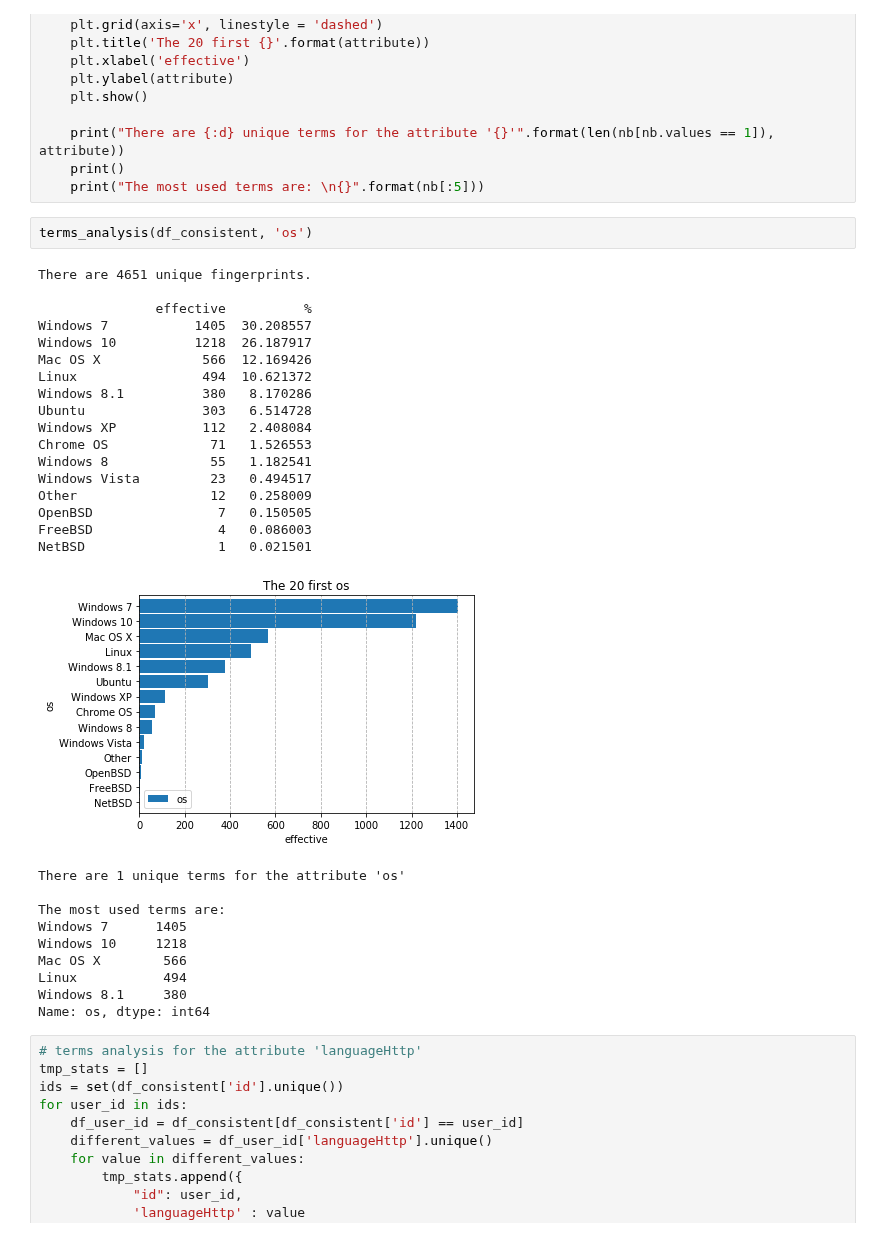
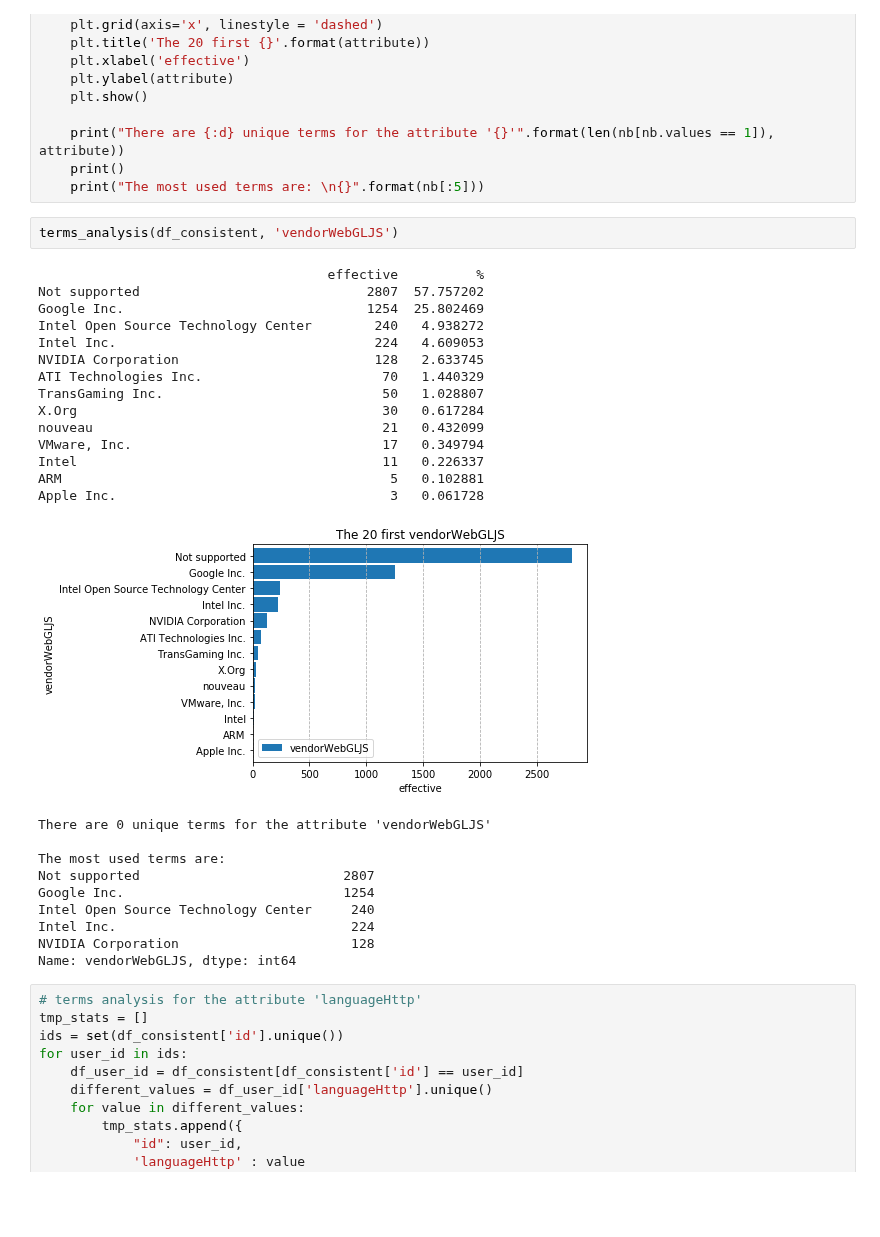
Before and after one commit to mGosset/BrowserFingerprint, a Jupyter notebook: notebooks/exploratory/analyse_empreintes.ipynb, the cells around one changed output. Saved outputs shown, nothing was run; the diff lists cells and outputs as text; blank space fills up the shorter version.

Commit message:
descriptive analysis of vendorWebGLJS and  RendererWebGLJS + functions modified for grouped by several attributes

```diff
--- a/notebooks/exploratory/analyse_empreintes.ipynb
+++ b/notebooks/exploratory/analyse_empreintes.ipynb
@@ -198,35 +198,32 @@ def terms_analysis(df, attribute):
     print()
     print("The most used terms are: \n{}".format(nb[:5]))
 # %%
-terms_analysis(df_consistent, 'os')
+terms_analysis(df_consistent, 'vendorWebGLJS')
 # %% [output]
-There are 4651 unique fingerprints.
-
-               effective          %
-Windows 7           1405  30.208557
-Windows 10          1218  26.187917
-Mac OS X             566  12.169426
-Linux                494  10.621372
-Windows 8.1          380   8.170286
-Ubuntu               303   6.514728
-Windows XP           112   2.408084
-Chrome OS             71   1.526553
-Windows 8             55   1.182541
-Windows Vista         23   0.494517
-Other                 12   0.258009
-OpenBSD                7   0.150505
-FreeBSD                4   0.086003
-NetBSD                 1   0.021501
+                                     effective          %
+Not supported                             2807  57.757202
+Google Inc.                               1254  25.802469
+Intel Open Source Technology Center        240   4.938272
+Intel Inc.                                 224   4.609053
+NVIDIA Corporation                         128   2.633745
+ATI Technologies Inc.                       70   1.440329
+TransGaming Inc.                            50   1.028807
+X.Org                                       30   0.617284
+nouveau                                     21   0.432099
+VMware, Inc.                                17   0.349794
+Intel                                       11   0.226337
+ARM                                          5   0.102881
+Apple Inc.                                   3   0.061728
-[figure, old version]
+[figure, new version]
-There are 1 unique terms for the attribute 'os'
+There are 0 unique terms for the attribute 'vendorWebGLJS'
 
 The most used terms are:
-Windows 7      1405
-Windows 10     1218
-Mac OS X        566
-Linux           494
-Windows 8.1     380
-Name: os, dtype: int64
+Not supported                          2807
+Google Inc.                            1254
+Intel Open Source Technology Center     240
+Intel Inc.                              224
+NVIDIA Corporation                      128
+Name: vendorWebGLJS, dtype: int64
 # %%
 # terms analysis for the attribute 'languageHttp'
 tmp_stats = []
```
Also changed, not shown: parts of 5 cells of this notebook.
